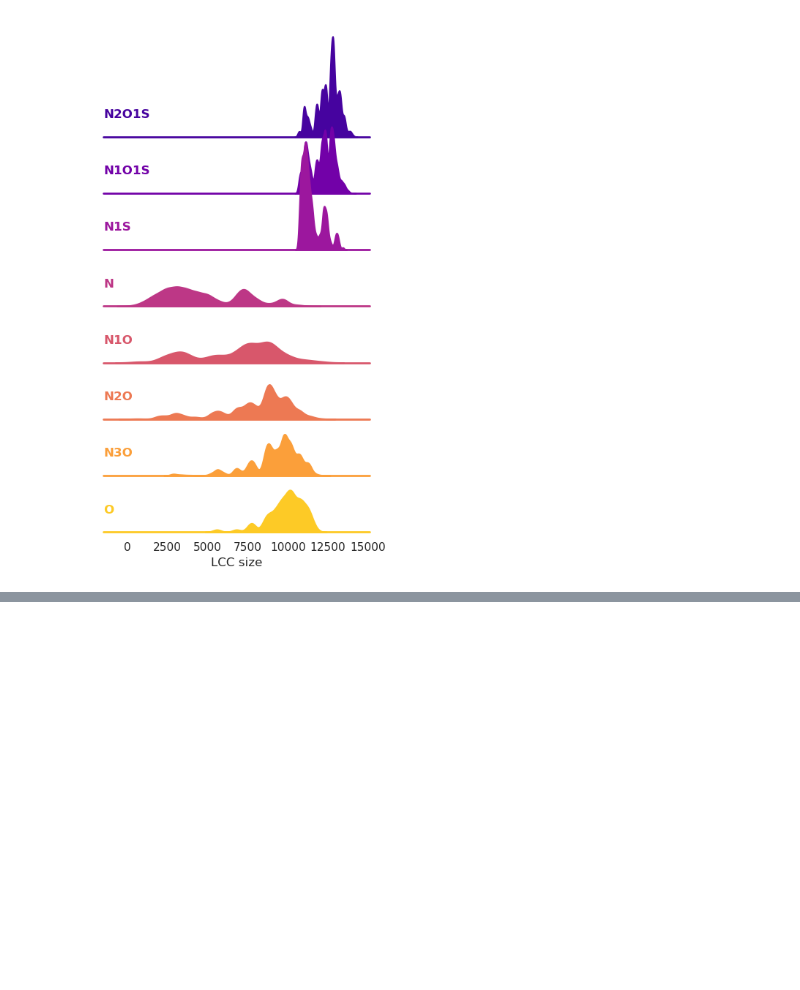
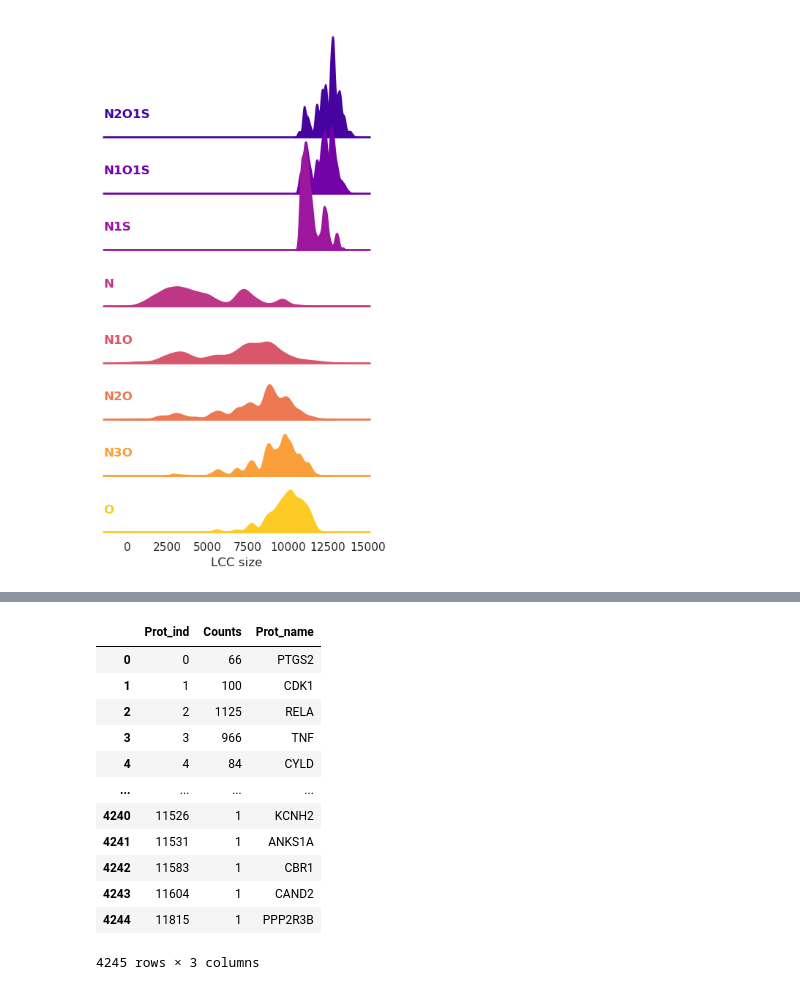
Before and after one commit to francescozambelli/OncoVirus_SarsCov2, a Jupyter notebook: Multilayer_Statistics.ipynb, the cells around one changed output, grey strips where cells are left out. Saved outputs shown, nothing was run; the diff lists cells and outputs as text; code cells hidden in the pictures; blank space fills up the shorter version.

```diff
--- a/Multilayer_Statistics.ipynb
+++ b/Multilayer_Statistics.ipynb
@@ -238,0 +321,21 @@ array(['RNF4', 'DAXX', 'PARP1', 'TP53', 'MDM2', 'CREBBP', 'ABL1', 'HMGA1',
+# %%
+n_lvc_un, n_lvc_cnt = np.unique(np.concatenate(n_lvc_prot), return_counts=True)
+
+n_lvc_freq = pd.DataFrame({"Prot_ind": n_lvc_un.astype(int), "Counts": n_lvc_cnt})
+n_lvc_freq["Prot_name"] = np.array(list(node_map_dict.keys()))[n_lvc_freq["Prot_ind"]]
+
+n_lvc_freq#.sort_values("Counts", ascending=False).head(30)
+# %% [output]
+|  | Prot_ind | Counts | Prot_name |
+| 0 | 0 | 66 | PTGS2 |
+| 1 | 1 | 100 | CDK1 |
+| 2 | 2 | 1125 | RELA |
+| 3 | 3 | 966 | TNF |
+| 4 | 4 | 84 | CYLD |
+| ... | ... | ... | ... |
+| 4240 | 11526 | 1 | KCNH2 |
+| 4241 | 11531 | 1 | ANKS1A |
+| 4242 | 11583 | 1 | CBR1 |
+| 4243 | 11604 | 1 | CAND2 |
+| 4244 | 11815 | 1 | PPP2R3B |
+4245 rows × 3 columns
```
Also changed, not shown: parts of 11 cells of this notebook, 1 other file.
